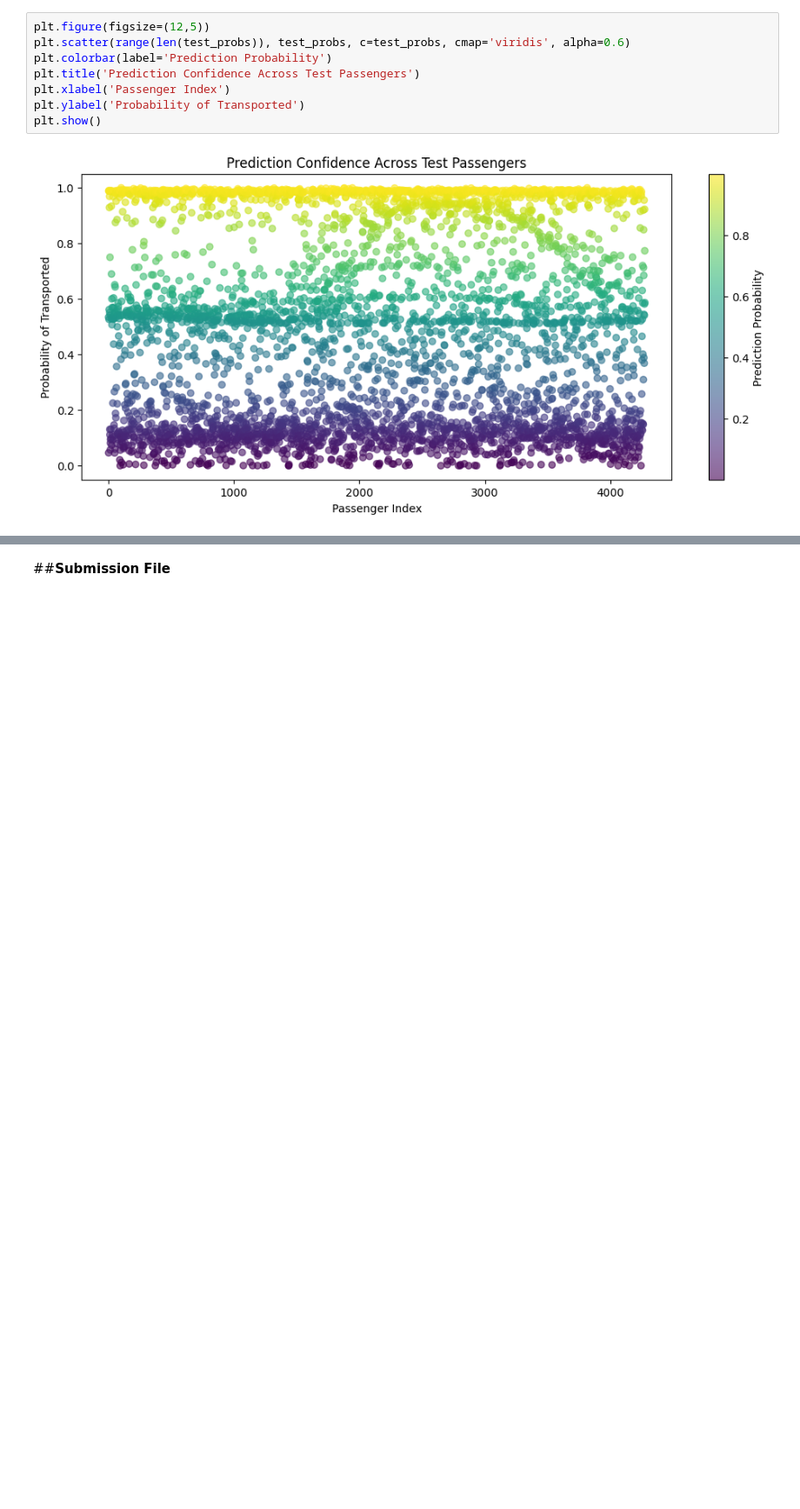
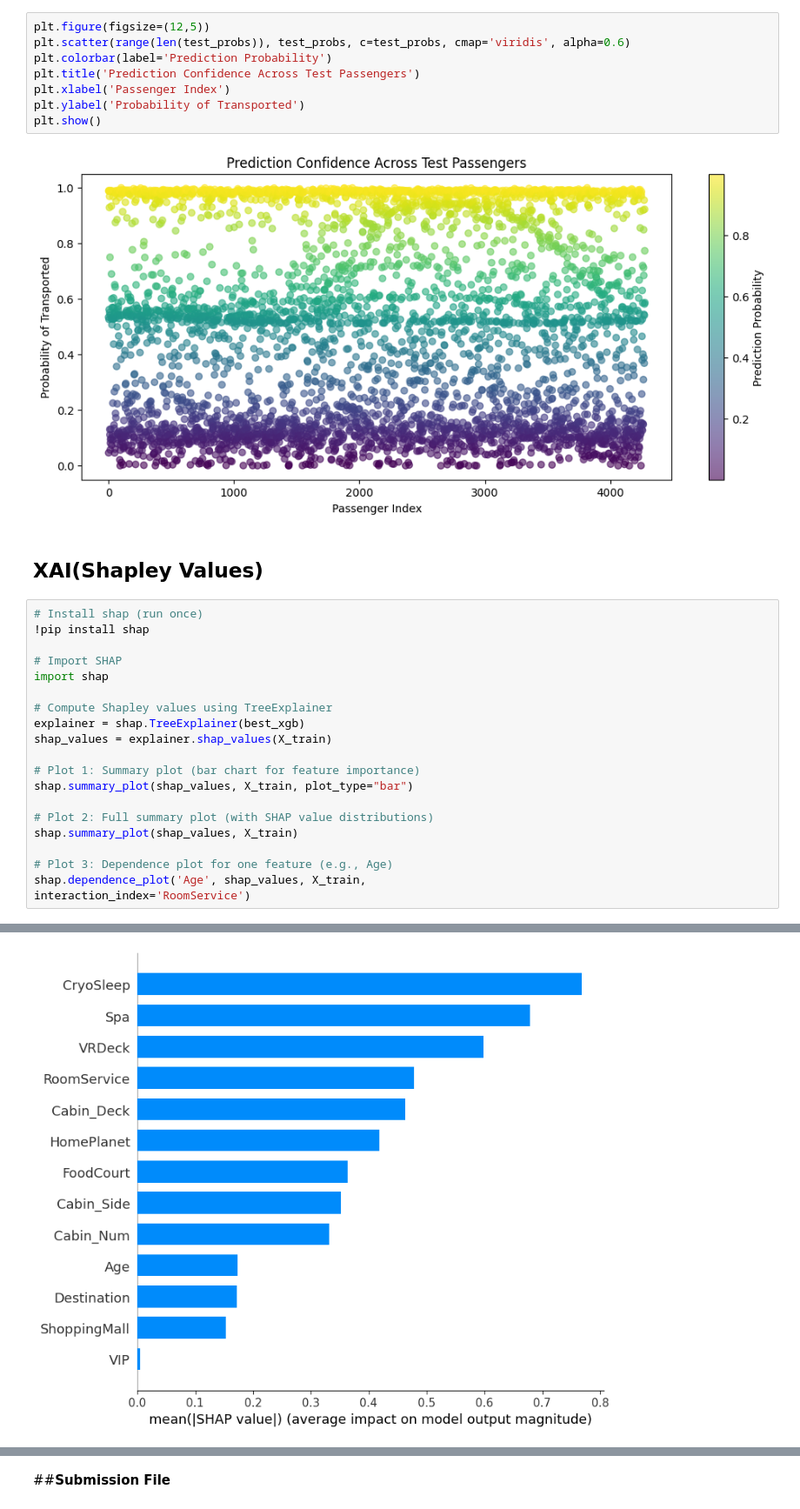
Before and after one commit to KaggleChallenge-Group9/Spaceship-Titanic-Challenge, a Jupyter notebook: Spaceship_Titanic_Challenge_Group_9.ipynb, the cells around one changed output, grey strips where cells are left out. Shown at 87% size. Saved outputs shown, nothing was run; the diff lists cells and outputs as text; blank space fills up the shorter version.

```diff
--- a/Spaceship_Titanic_Challenge_Group_9.ipynb
+++ b/Spaceship_Titanic_Challenge_Group_9.ipynb
@@ -1189,3 +1193,26 @@ plt.ylabel('Probability of Transported')
 plt.show()
 # %% [output]
 [figure]
+# %% [markdown]
+## XAI(Shapley Values)
+# %%
+# Install shap (run once)
+!pip install shap
+
+# Import SHAP
+import shap
+
+# Compute Shapley values using TreeExplainer
+explainer = shap.TreeExplainer(best_xgb)
+shap_values = explainer.shap_values(X_train)
+
+# Plot 1: Summary plot (bar chart for feature importance)
+shap.summary_plot(shap_values, X_train, plot_type="bar")
+
+# Plot 2: Full summary plot (with SHAP value distributions)
+shap.summary_plot(shap_values, X_train)
+
+# Plot 3: Dependence plot for one feature (e.g., Age)
+shap.dependence_plot('Age', shap_values, X_train,
+interaction_index='RoomService')
+# %% [output]
@@ -1191,0 +1237 @@ plt.show()
+[figure, added]
```
Also changed, not shown: parts of 3 cells of this notebook.
